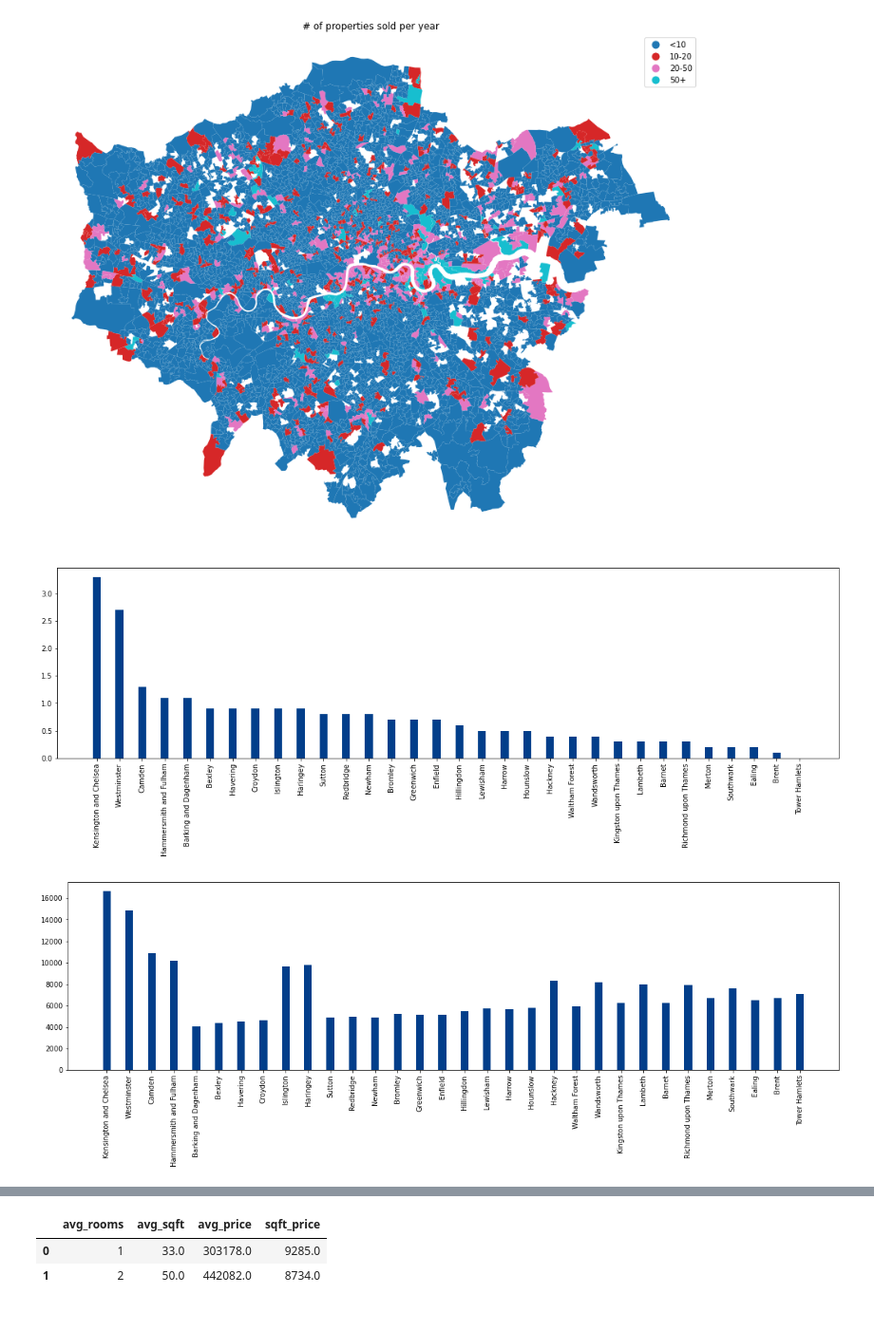
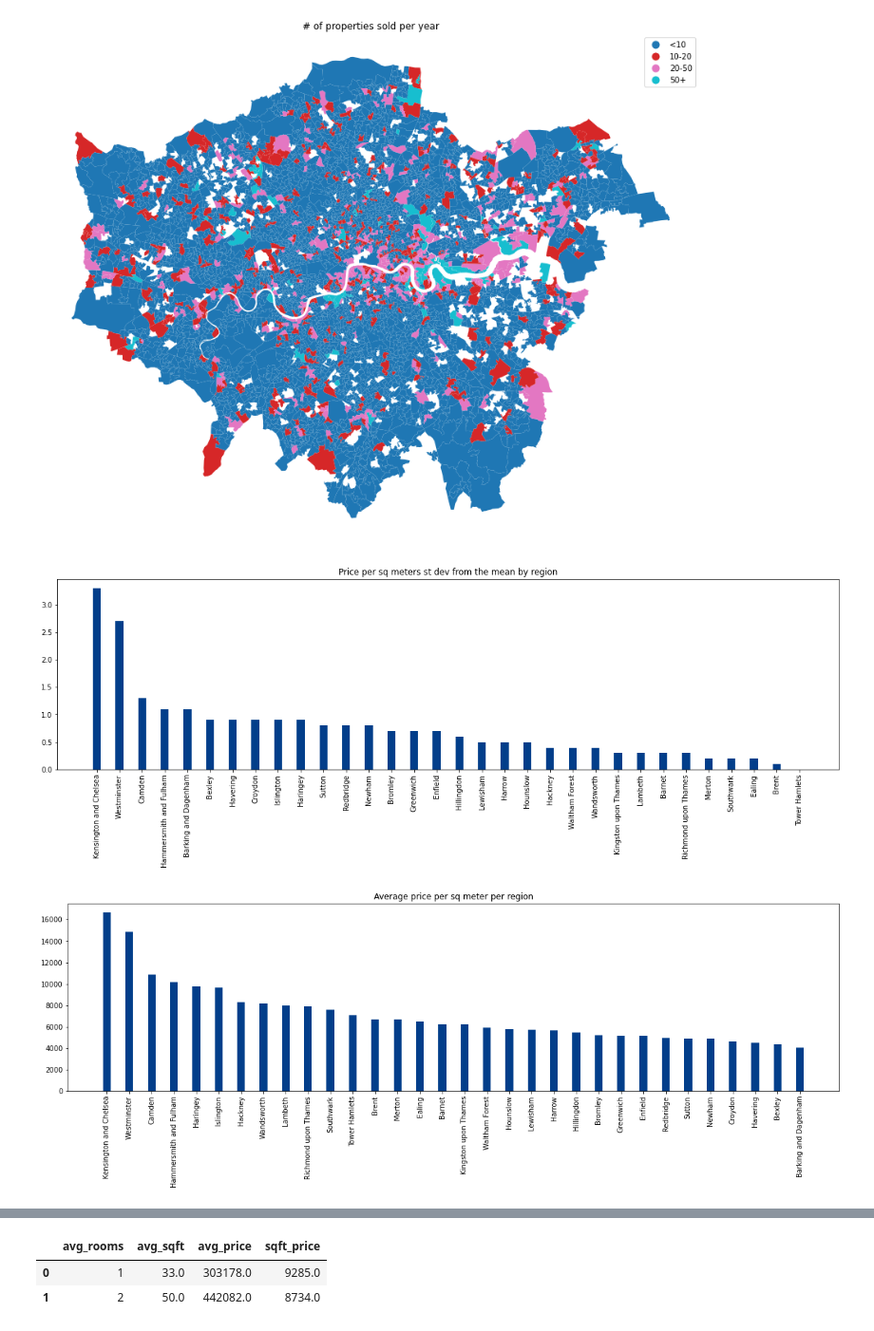
Before and after one commit to jelenalor/RealEstate, a Jupyter notebook: 1.EDA prices.ipynb, the cells around one changed output, grey strips where cells are left out. Shown at 95% size. Cells and saved outputs as stored; diff of their text form; code cells hidden in the pictures.

```diff
--- a/1.EDA prices.ipynb
+++ b/1.EDA prices.ipynb
@@ -361,23 +361,26 @@ ax.set_xticks(x)
 ax.tick_params(axis='x', rotation=90)
 ax.set_xticklabels(labels)
 ax.set_xticklabels(labels)
+ax.set_title("Price per sq meters st dev from the mean by region")
 
 plt.show()
 # %% [output]
-[figure, old version]
+[figure, new version]
 # %%
 fig, ax = plt.subplots(figsize=(20, 5))
 
 width = 0.35
+result = result.sort_values(by="sqft_price", ascending=False)
 labels = result["rg_name"].values
 x = np.arange(len(labels))
 y = result["sqft_price"].values
 ax.bar(x, y, width, color="#023e8a")
 ax.set_xticks(x)
 ax.tick_params(axis='x', rotation=90)
 ax.set_xticklabels(labels)
 ax.set_xticklabels(labels)
+ax.set_title("Average price per sq meter per region")
 
 plt.show()
 # %% [output]
-[figure, old version]
+[figure, new version]
```
Also changed, not shown: parts of 7 cells of this notebook.
